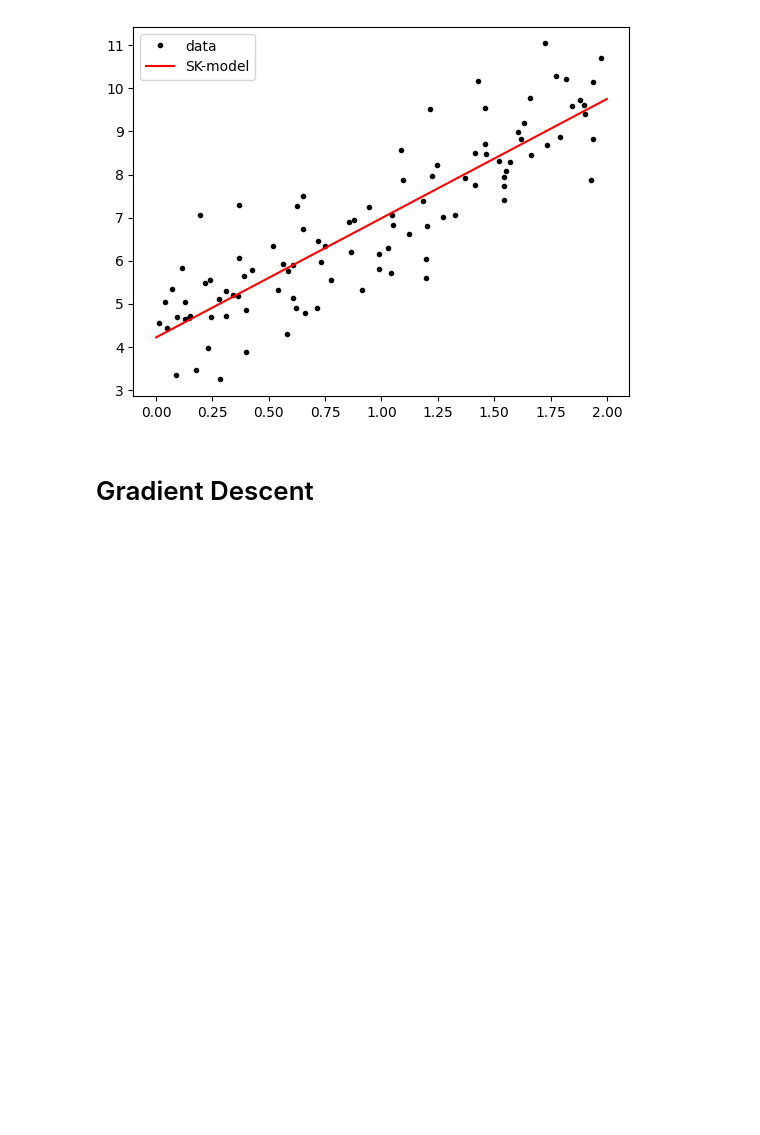
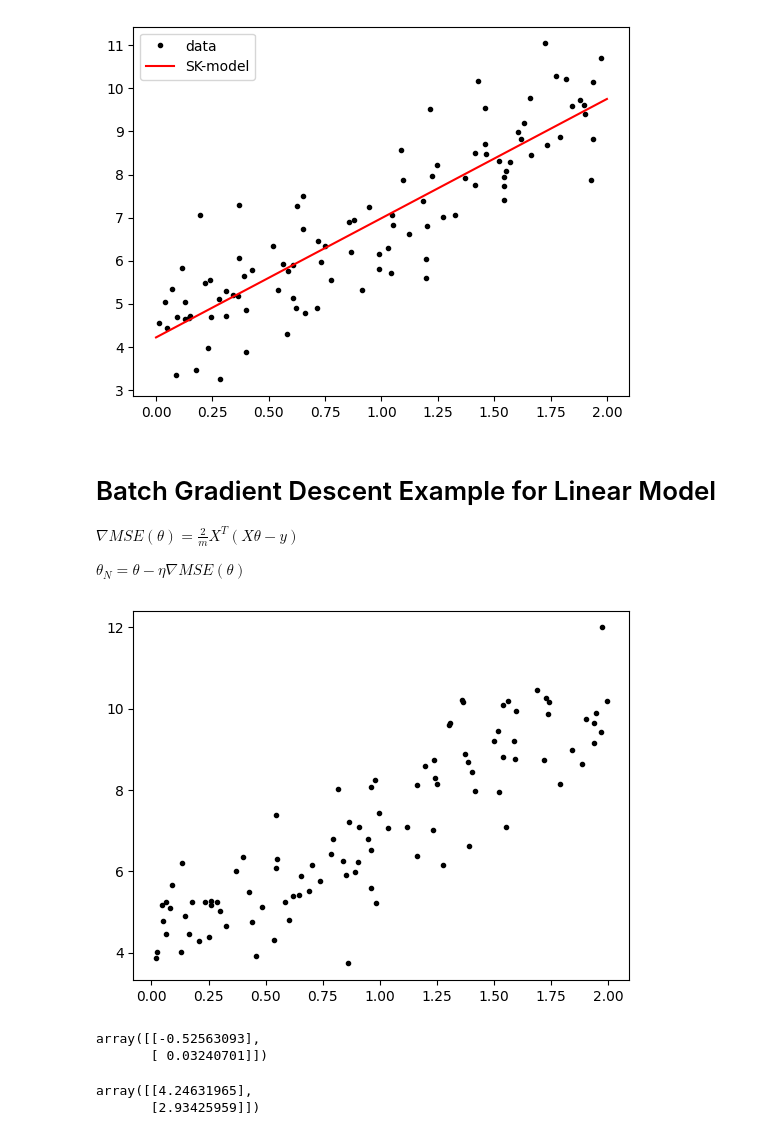
Before and after one commit to gmarxcc/machine-learning-course-uac, a Jupyter notebook: 2-linear-regressor/main.ipynb, the cells around one changed output. Cells and saved outputs as stored; diff of their text form; code cells hidden in the pictures; blank space fills up the shorter version.

```diff
--- a/2-linear-regressor/main.ipynb
+++ b/2-linear-regressor/main.ipynb
@@ -206,4 +207,36 @@ plt.legend()
 <matplotlib.legend.Legend at 0x...>
 [figure]
 # %% [markdown]
-# Gradient Descent
+# Batch Gradient Descent Example for Linear Model
+
+$\nabla MSE(\theta)=\frac{2}{m} X^T(X\theta-y)$
+
+$\theta_N=\theta-\eta \nabla MSE(\theta)$
+# %%
+import numpy as np
+import matplotlib.pyplot as plt
+
+X = 2 * np.random.rand(100, 1)
+Xb = np.c_[np.ones((100, 1)), X]  # add x0 = 1 to each instance
+y = 4 + 3 * X + np.random.randn(100, 1)
+plt.plot(X, y, '.k')
+plt.show()
+# %% [output]
+[figure, added]
+# %%
+eta = 0.01  # learning rate
+ni = 20 # iterations
+m = 100 # dataset size
+theta = np.random.randn(2,1)  # random initialization
+theta
+# %% [output]
+array([[-0.52563093],
+       [ 0.03240701]])
+# %%
+for iteration in range(ni):
+    gradients = 2/m * Xb.T.dot(Xb.dot(theta) - y)
+    theta = theta - eta * gradients
+theta
+# %% [output]
+array([[4.24631965],
+       [2.93425959]])
```
Also changed, not shown: parts of 6 cells of this notebook, 2 other files.
